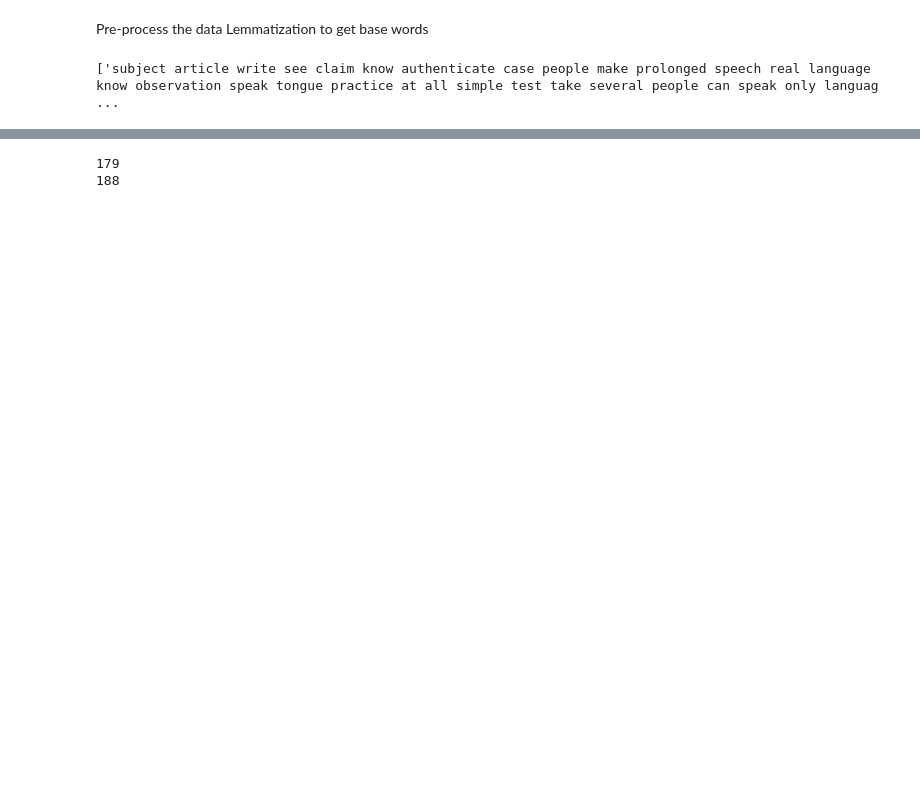
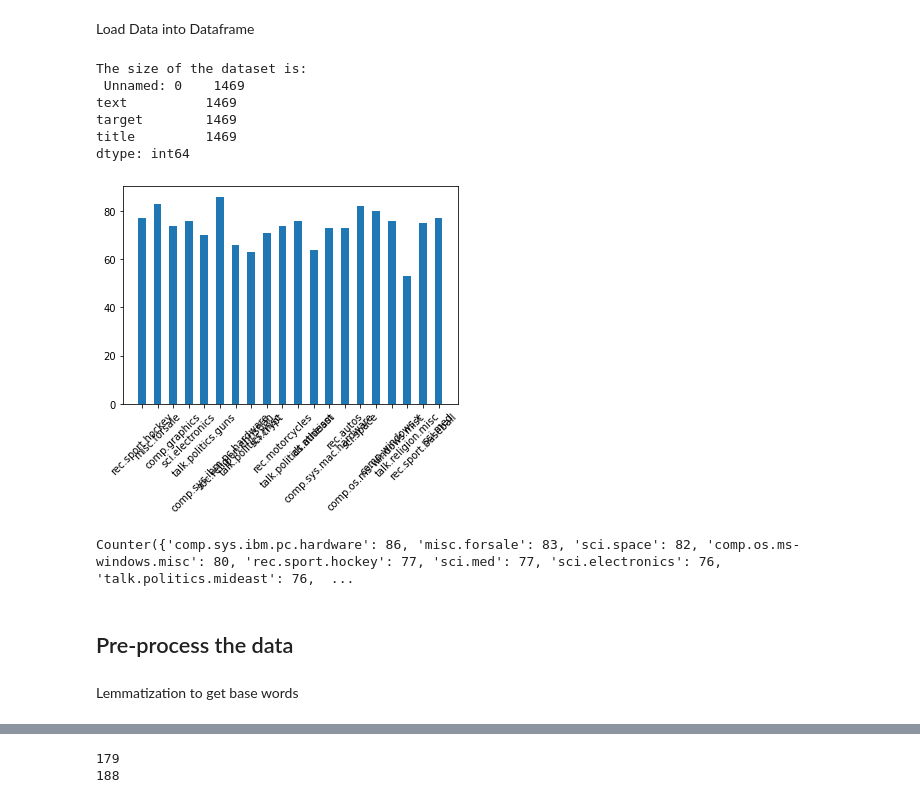
Before and after one commit to geersenthil/Topic-Modeling-, a Jupyter notebook: NMF.ipynb, the cells around one changed output, grey strips where cells are left out. Drawn from its saved outputs; the diff is of its cells as text; code cells hidden in the pictures; blank space fills up the shorter version.

```diff
--- a/NMF.ipynb
+++ b/NMF.ipynb
@@ -57,0 +48,2 @@ print(news_data.head())
+# %% [markdown]
+Load Data into Dataframe
@@ -58,5 +64,43 @@ print(news_data.head())
+# %%
+#read data from CSV
+dataset = pd.read_csv('20_newsgroup.csv', delimiter=',')
+dataset.dropna(subset = ["text"], inplace=True)
+# %%
+# Data Size
+print("The size of the dataset is: \n", dataset.count())
+# %% [output]
+The size of the dataset is:
+ Unnamed: 0    1469
+text          1469
+target        1469
+title         1469
+dtype: int64
+# %%
+#Category Distribution
+counter = Counter(dataset['title'])
+topic_names = counter.keys()
+topic_counts = counter.values()
+ax = plt.gca()
+plt.draw()
+
+# Plot histogram using matplotlib bar().
+indexes = np.arange(len(topic_names))
+width = 0.5
+plt.bar(indexes, topic_counts, width)
+
+ax.set_xticklabels(ax.get_xticks(), rotation = 45)
+plt.xticks(indexes, topic_names)
+plt.show()
+# %% [output]
+[figure, added]
+# %%
+print(counter)
+# %% [output]
+Counter({'comp.sys.ibm.pc.hardware': 86, 'misc.forsale': 83, 'sci.space': 82, 'comp.os.ms-windows.misc': 80, 'rec.sport.hockey': 77, 'sci.med': 77, 'sci.electronics': 76, 'talk.politics.mideast': 76,  ...
+# %% [markdown]
+## Pre-process the data
 # %% [markdown]
-Pre-process the data Lemmatization to get base words
+Lemmatization to get base words
 # %%
 def lemmatization(texts, allowed_postags=["NOUN","ADJ","VERB","ADV"]):
   nlp = spacy.load('en_core_web_sm', disable=["parser", "ner"])
@@ -70,8 +114,3 @@ def lemmatization(texts, allowed_postags=["NOUN","ADJ","VERB","ADV"]):
     final = " ".join(new_text)
     texts_out.append(final)
   return (texts_out)
-# %%
-lemmatizated_text =  lemmatization(news_data['news'])
-print(lemmatizated_text)
-# %% [output]
-['subject article write see claim know authenticate case people make prolonged speech real language know observation speak tongue practice at all simple test take several people can speak only languag ...
```
Also changed, not shown: parts of 22 cells of this notebook.
